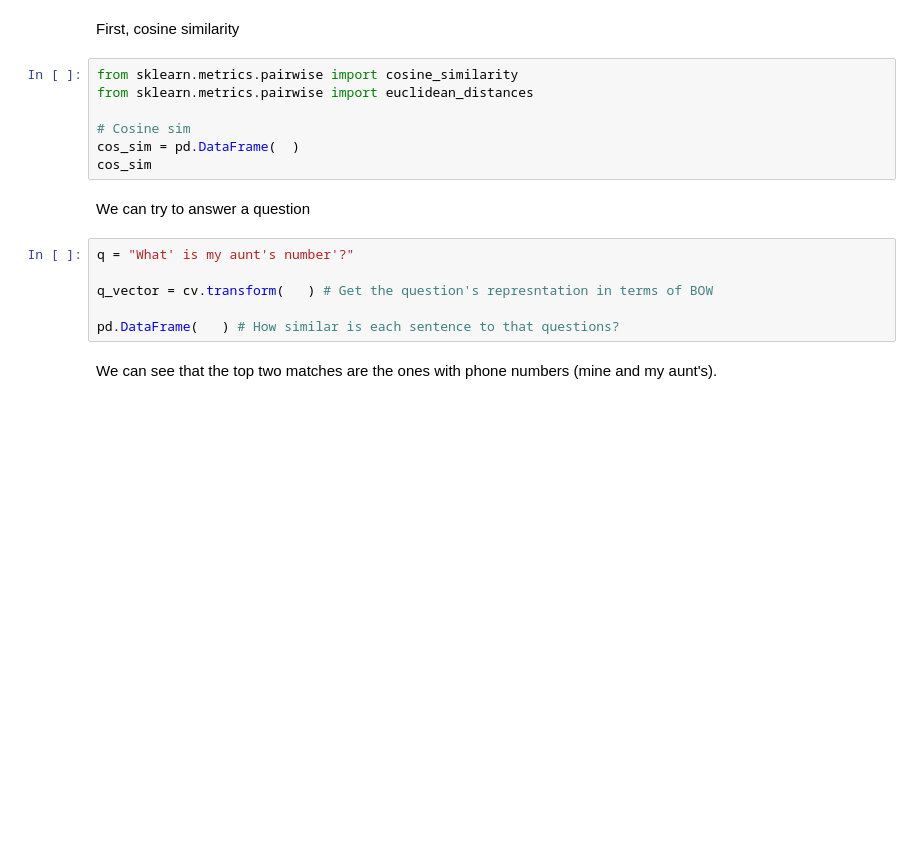
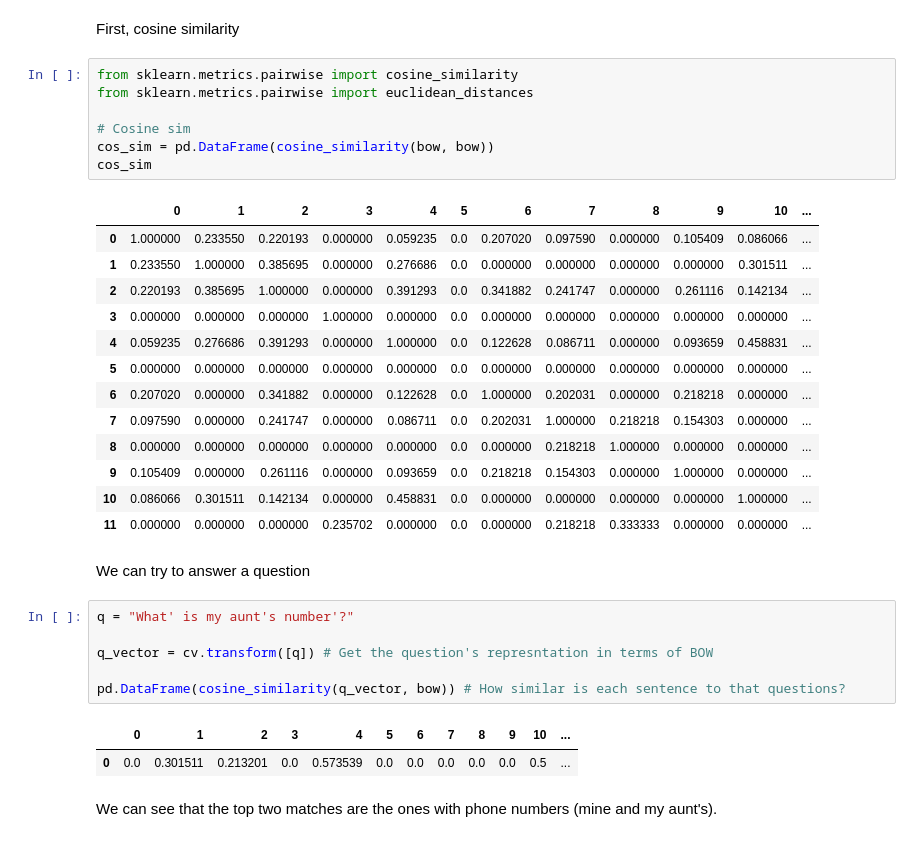
Before and after one commit to elhamod/BA820, a Jupyter notebook: Hands-on/04-text-mining/Text_Analysis_Basics_unsolved.ipynb, the cells around one changed output. Drawn from its saved outputs; the diff is of its cells as text; blank space fills up the shorter version.

```diff
--- a/Hands-on/04-text-mining/Text_Analysis_Basics_unsolved.ipynb
+++ b/Hands-on/04-text-mining/Text_Analysis_Basics_unsolved.ipynb
@@ -201,18 +335,35 @@ First, cosine similarity
 # %%
 from sklearn.metrics.pairwise import cosine_similarity
 from sklearn.metrics.pairwise import euclidean_distances
 
 # Cosine sim
-cos_sim = pd.DataFrame(  )
+cos_sim = pd.DataFrame(cosine_similarity(bow, bow))
 cos_sim
+# %% [output]
+|  | 0 | 1 | 2 | 3 | 4 | 5 | 6 | 7 | 8 | 9 | 10 | ... |
+| 0 | 1.000000 | 0.233550 | 0.220193 | 0.000000 | 0.059235 | 0.0 | 0.207020 | 0.097590 | 0.000000 | 0.105409 | 0.086066 | ... |
+| 1 | 0.233550 | 1.000000 | 0.385695 | 0.000000 | 0.276686 | 0.0 | 0.000000 | 0.000000 | 0.000000 | 0.000000 | 0.301511 | ... |
+| 2 | 0.220193 | 0.385695 | 1.000000 | 0.000000 | 0.391293 | 0.0 | 0.341882 | 0.241747 | 0.000000 | 0.261116 | 0.142134 | ... |
+| 3 | 0.000000 | 0.000000 | 0.000000 | 1.000000 | 0.000000 | 0.0 | 0.000000 | 0.000000 | 0.000000 | 0.000000 | 0.000000 | ... |
+| 4 | 0.059235 | 0.276686 | 0.391293 | 0.000000 | 1.000000 | 0.0 | 0.122628 | 0.086711 | 0.000000 | 0.093659 | 0.458831 | ... |
+| 5 | 0.000000 | 0.000000 | 0.000000 | 0.000000 | 0.000000 | 0.0 | 0.000000 | 0.000000 | 0.000000 | 0.000000 | 0.000000 | ... |
+| 6 | 0.207020 | 0.000000 | 0.341882 | 0.000000 | 0.122628 | 0.0 | 1.000000 | 0.202031 | 0.000000 | 0.218218 | 0.000000 | ... |
+| 7 | 0.097590 | 0.000000 | 0.241747 | 0.000000 | 0.086711 | 0.0 | 0.202031 | 1.000000 | 0.218218 | 0.154303 | 0.000000 | ... |
+| 8 | 0.000000 | 0.000000 | 0.000000 | 0.000000 | 0.000000 | 0.0 | 0.000000 | 0.218218 | 1.000000 | 0.000000 | 0.000000 | ... |
+| 9 | 0.105409 | 0.000000 | 0.261116 | 0.000000 | 0.093659 | 0.0 | 0.218218 | 0.154303 | 0.000000 | 1.000000 | 0.000000 | ... |
+| 10 | 0.086066 | 0.301511 | 0.142134 | 0.000000 | 0.458831 | 0.0 | 0.000000 | 0.000000 | 0.000000 | 0.000000 | 1.000000 | ... |
+| 11 | 0.000000 | 0.000000 | 0.000000 | 0.235702 | 0.000000 | 0.0 | 0.000000 | 0.218218 | 0.333333 | 0.000000 | 0.000000 | ... |
 # %% [markdown]
 We can try to answer a question
 # %%
 q = "What' is my aunt's number'?"
 
-q_vector = cv.transform(   ) # Get the question's represntation in terms of BOW
+q_vector = cv.transform([q]) # Get the question's represntation in terms of BOW
 
-pd.DataFrame(   ) # How similar is each sentence to that questions?
+pd.DataFrame(cosine_similarity(q_vector, bow)) # How similar is each sentence to that questions?
+# %% [output]
+|  | 0 | 1 | 2 | 3 | 4 | 5 | 6 | 7 | 8 | 9 | 10 | ... |
+| 0 | 0.0 | 0.301511 | 0.213201 | 0.0 | 0.573539 | 0.0 | 0.0 | 0.0 | 0.0 | 0.0 | 0.5 | ... |
 # %% [markdown]
 We can see that the top two  matches are the ones with phone numbers (mine and my aunt's).
 # %% [markdown]
```
Also changed, not shown: parts of 15 cells of this notebook.
